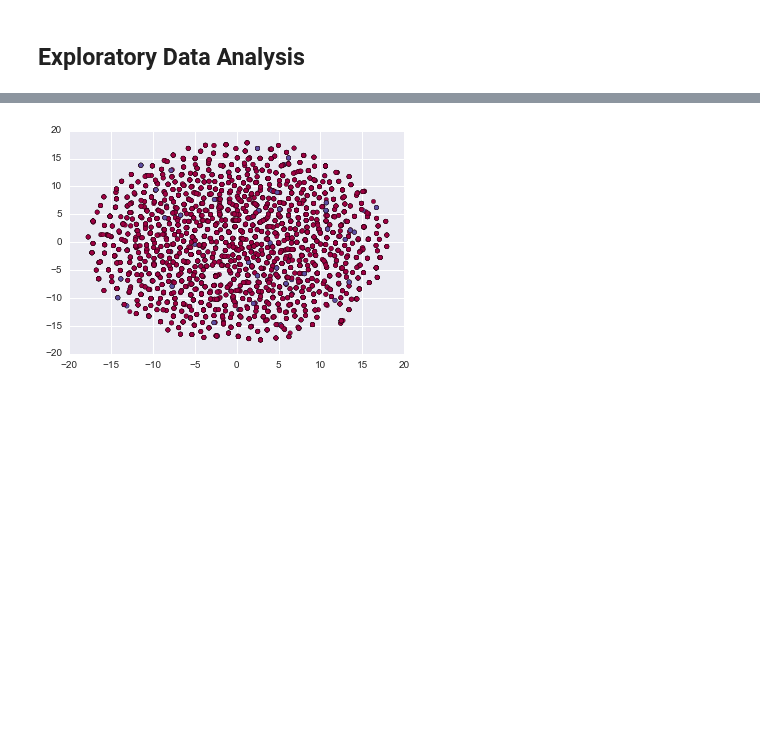
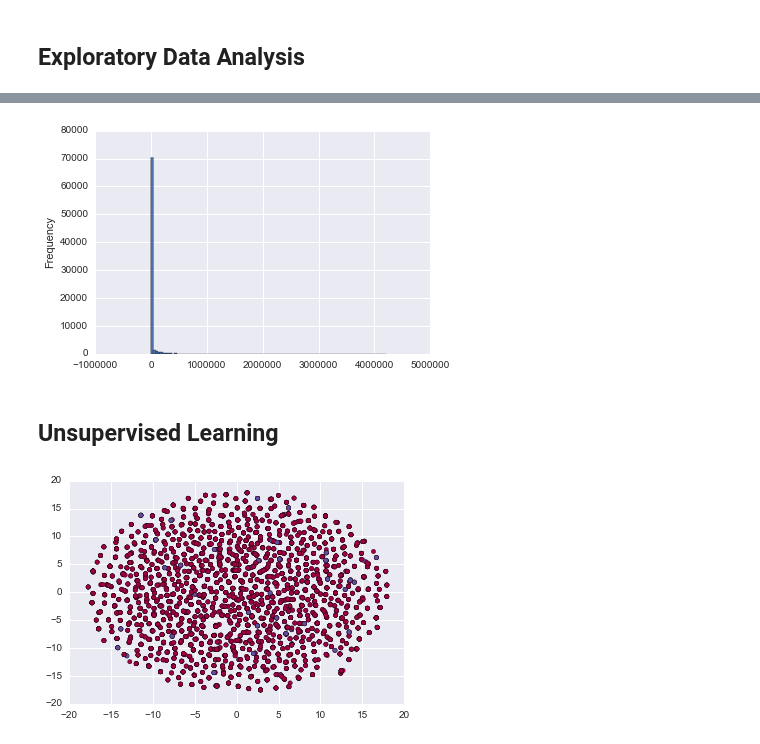
Before and after one commit to numb3r33/Kaggle-Competitions, a Jupyter notebook: Santander-Customer-Satisfaction/notebooks/Santander Customer Satisfaction - Exploratory Data Analysis.ipynb, the cells around one changed output, grey strips where cells are left out. Saved outputs shown, nothing was run; the diff lists cells and outputs as text; code cells hidden in the pictures; blank space fills up the shorter version.

```diff
--- a/Santander-Customer-Satisfaction/notebooks/Santander Customer Satisfaction - Exploratory Data Analysis.ipynb
+++ b/Santander-Customer-Satisfaction/notebooks/Santander Customer Satisfaction - Exploratory Data Analysis.ipynb
@@ -276,3 +104,9 @@ Index([u'var3', u'var15', u'imp_ent_var16_ult1', u'imp_op_var39_comer_ult1',
+# %%
+test.saldo_var30.plot(kind='hist', bins=100);
+# %% [output]
+[figure, added]
+# %% [markdown]
+## Unsupervised Learning
 # %%
 from sklearn.manifold import TSNE
 # %%
```
Also changed, not shown: parts of 48 cells of this notebook.
